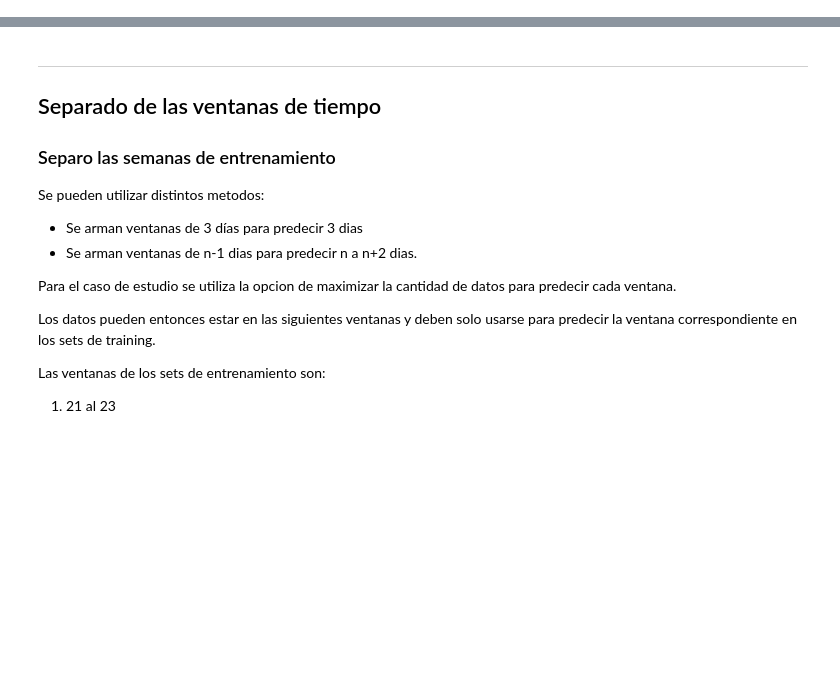
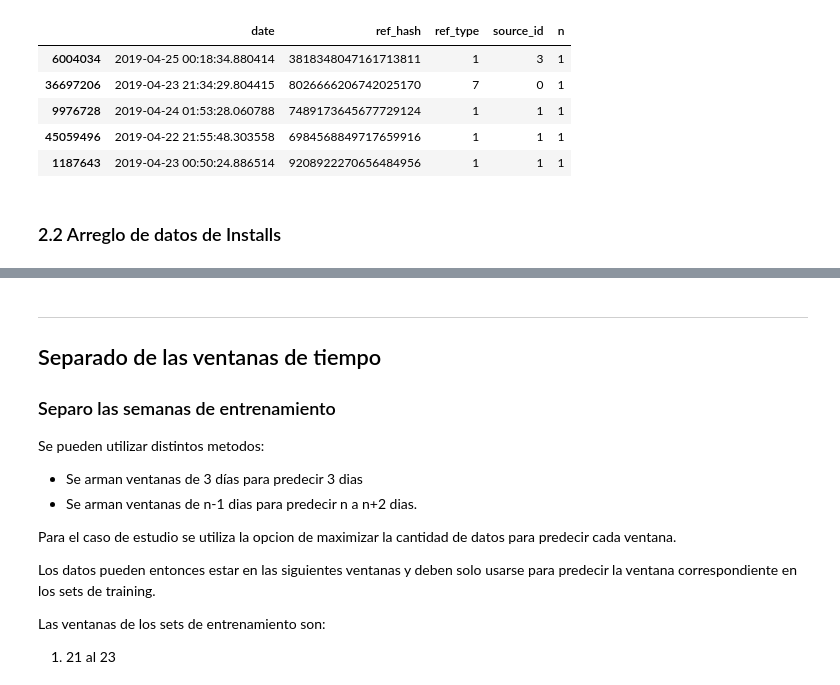
Before and after one commit to gatti2602/7506-datos, a Jupyter notebook: tp2/Nico/4 - Features con Arboles.ipynb, the cells around one changed output, grey strips where cells are left out. Cells and saved outputs as stored; diff of their text form; code cells hidden in the pictures; blank space fills up the shorter version.

```diff
--- a/tp2/Nico/4 - Features con Arboles.ipynb
+++ b/tp2/Nico/4 - Features con Arboles.ipynb
@@ -36,0 +201,11 @@ Timestamp('2019-04-26 23:59:59.969518')
+# %%
+auctions.head()
+# %% [output]
+|  | date | ref_hash | ref_type | source_id | n |
+| 6004034 | 2019-04-25 00:18:34.880414 | 3818348047161713811 | 1 | 3 | 1 |
+| 36697206 | 2019-04-23 21:34:29.804415 | 8026666206742025170 | 7 | 0 | 1 |
+| 9976728 | 2019-04-24 01:53:28.060788 | 7489173645677729124 | 1 | 1 | 1 |
+| 45059496 | 2019-04-22 21:55:48.303558 | 6984568849717659916 | 1 | 1 | 1 |
+| 1187643 | 2019-04-23 00:50:24.886514 | 9208922270656484956 | 1 | 1 | 1 |
+# %% [markdown]
+### 2.2 Arreglo de datos de Installs
```
Also changed, not shown: parts of 45 cells of this notebook, 3 other files.
